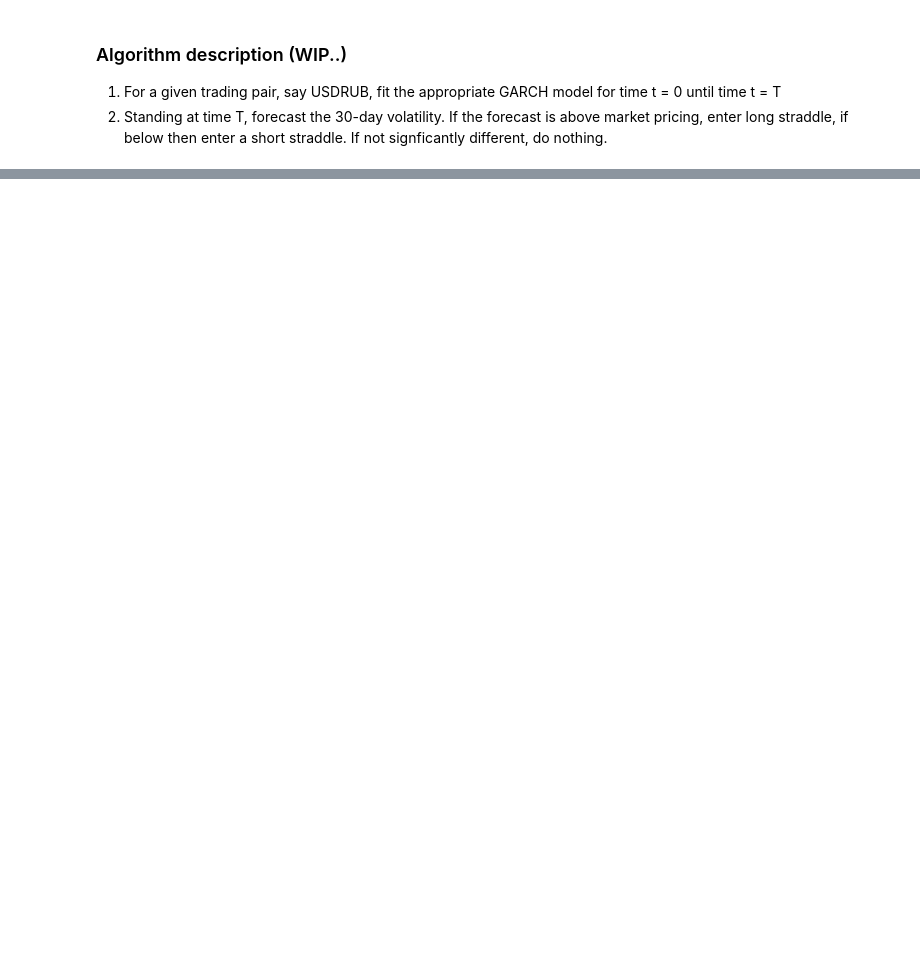
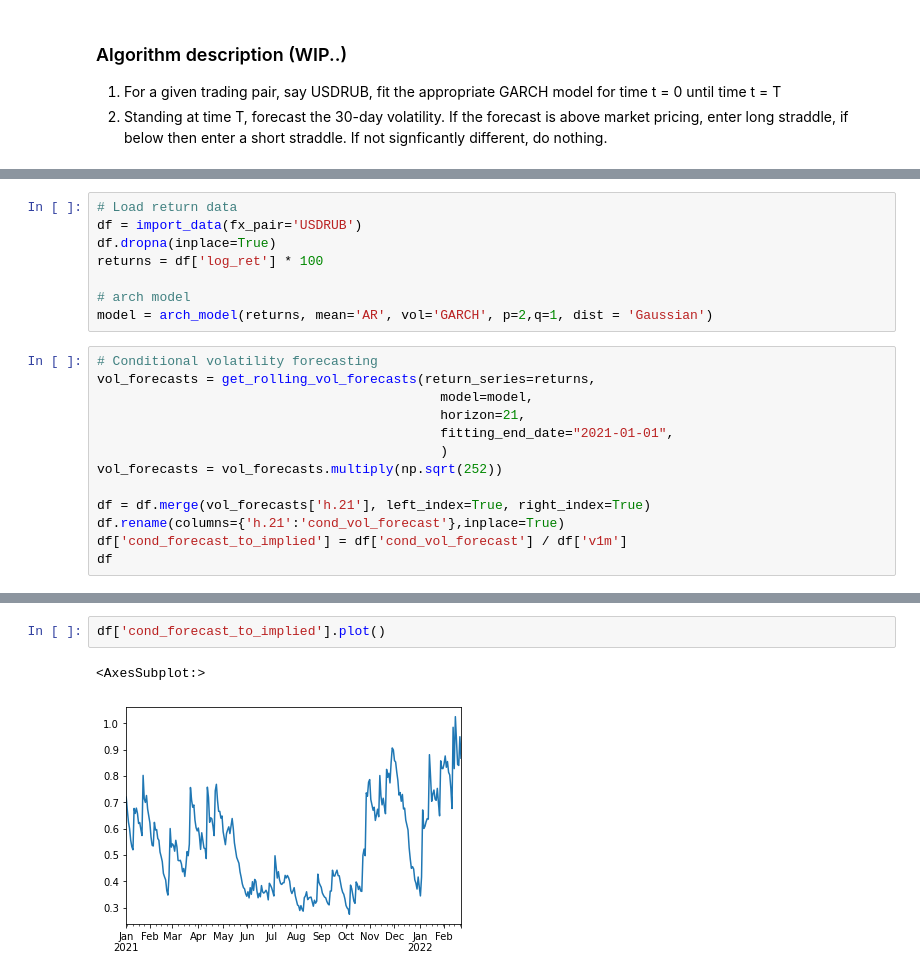
Before and after one commit to frederikbachdk/FXVolTrading, a Jupyter notebook: tradingstrategy/garch_trading.ipynb, the cells around one changed output, grey strips where cells are left out. Drawn from its saved outputs; the diff is of its cells as text; blank space fills up the shorter version.

```diff
--- a/tradingstrategy/garch_trading.ipynb
+++ b/tradingstrategy/garch_trading.ipynb
@@ -17,0 +19,21 @@ df['direction'] = 0
+# %%
+# Load return data
+df = import_data(fx_pair='USDRUB')
+df.dropna(inplace=True)
+returns = df['log_ret'] * 100
+
+# arch model
+model = arch_model(returns, mean='AR', vol='GARCH', p=2,q=1, dist = 'Gaussian')
+# %%
+# Conditional volatility forecasting
+vol_forecasts = get_rolling_vol_forecasts(return_series=returns,
+                                            model=model,
+                                            horizon=21,
+                                            fitting_end_date="2021-01-01",
+                                            )
+vol_forecasts = vol_forecasts.multiply(np.sqrt(252))
+
+df = df.merge(vol_forecasts['h.21'], left_index=True, right_index=True)
+df.rename(columns={'h.21':'cond_vol_forecast'},inplace=True)
+df['cond_forecast_to_implied'] = df['cond_vol_forecast'] / df['v1m']
+df
@@ -18 +76,6 @@ df['direction'] = 0
+# %%
+df['cond_forecast_to_implied'].plot()
+# %% [output]
+<AxesSubplot:>
+[figure, added]
 # %%
```
Also changed, not shown: parts of 6 cells of this notebook.
